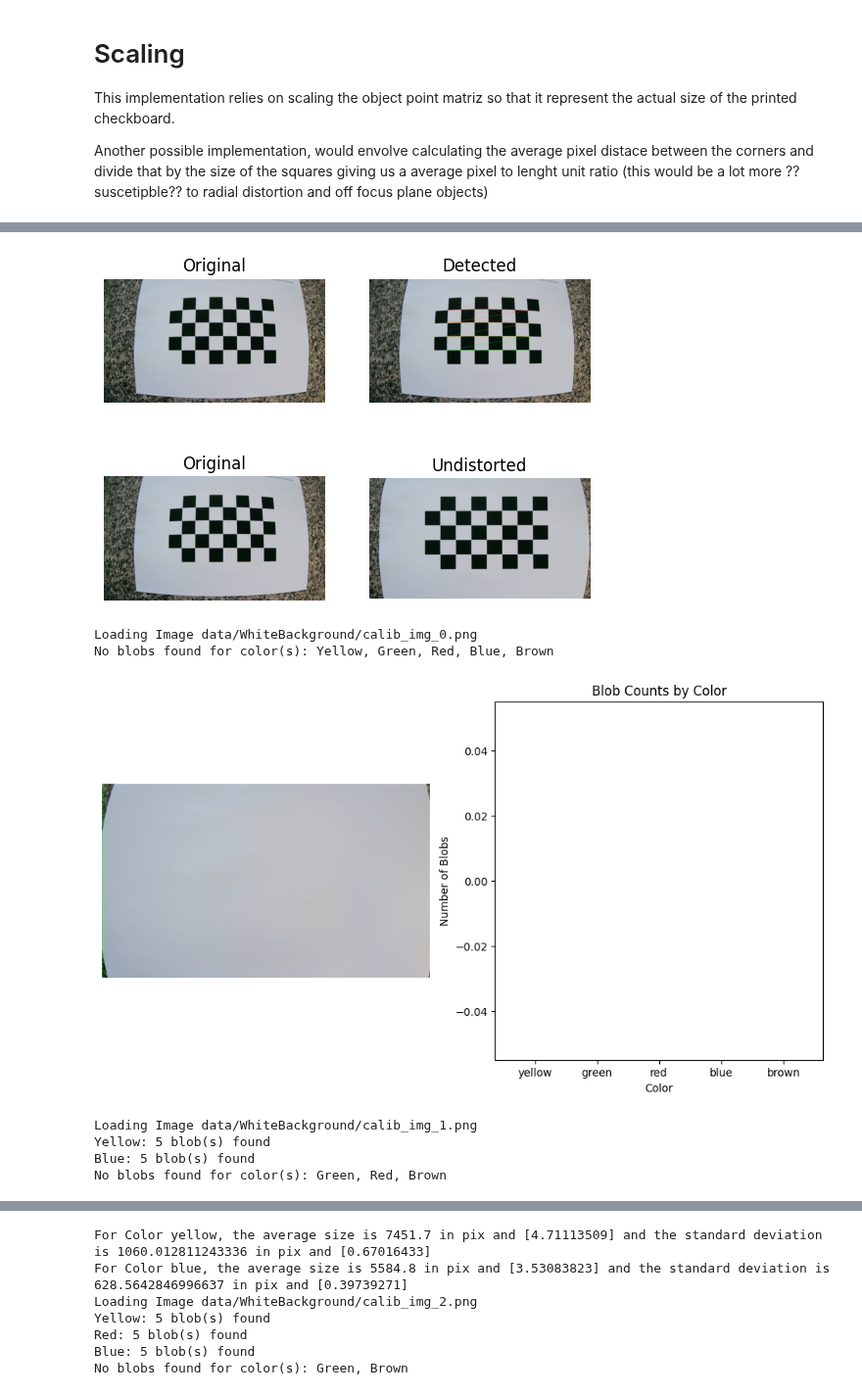
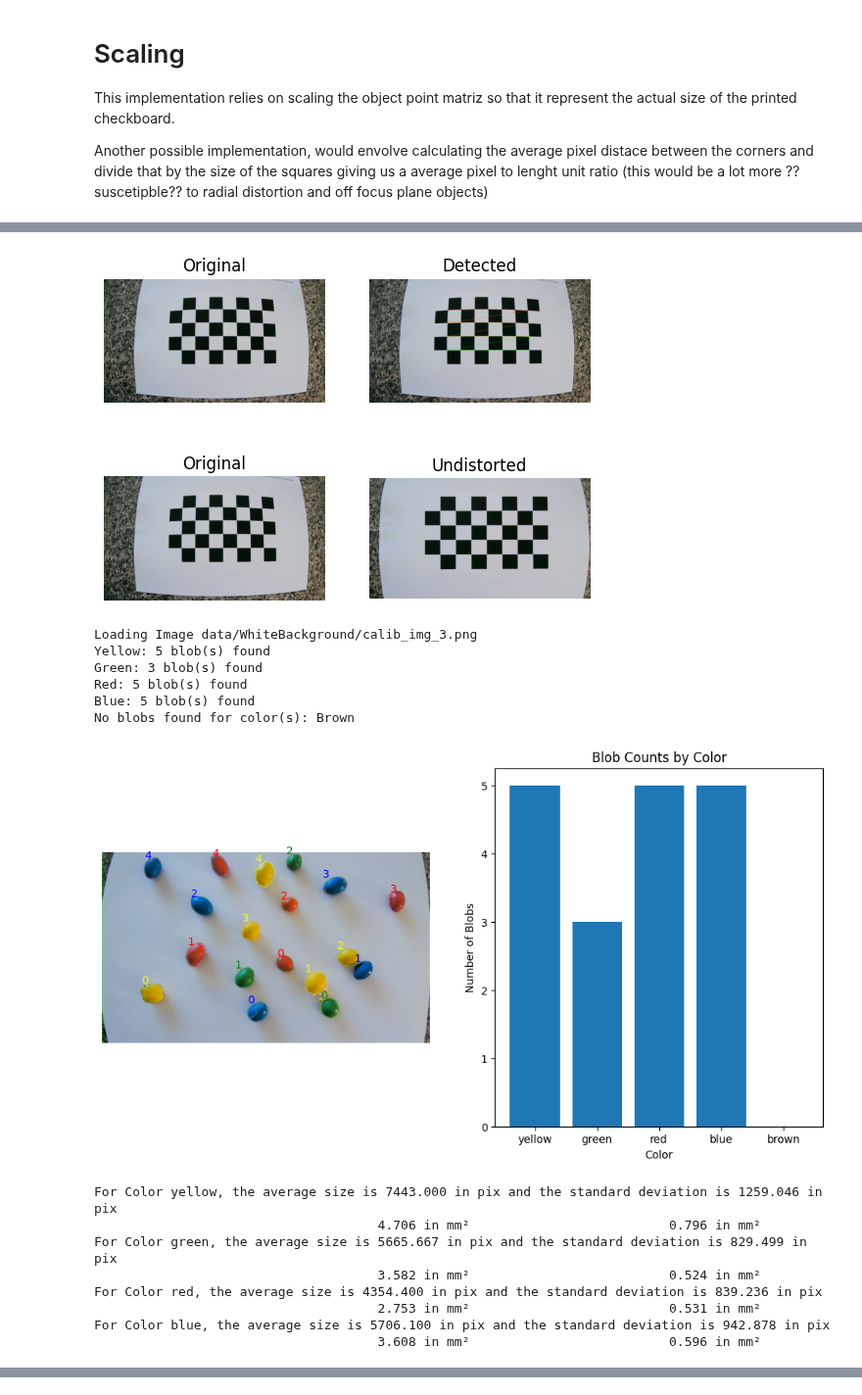
Before and after one commit to martinhofigueiredo/VC, a Jupyter notebook: assignment1/deliverable.ipynb, the cells around one changed output, grey strips where cells are left out. Shown at 98% size. Cells and saved outputs as stored; diff of their text form; code cells hidden in the pictures.

```diff
--- a/assignment1/deliverable.ipynb
+++ b/assignment1/deliverable.ipynb
@@ -321,13 +321,16 @@ def count_candies(img, mm2pix, outtype='num'):
     for key in area_countors:
         if area_countors[key]:
             mean = np.mean(area_countors[key])
+            mean_mm = np.mean(area_countors[key]*mm2pix*mm2pix)
             std_dev = np.sqrt(np.mean((area_countors[key]-mean)**2))
-            print(f"For Color {key}, the average size is {mean:.3f} in pix and {mean*(mm2pix**2):.3f} mm² and the standard deviation is {std_dev} in pix and {std_dev*(mm2pix**2):.3f} in mm²")
+            std_dev_mm = np.sqrt(np.mean(((area_countors[key]*mm2pix*mm2pix)-mean_mm)**2))
+            print(f"For Color {key}, the average size is {mean:.3f} in pix and the standard deviation is {std_dev:.3f} in pix")
+            print(f"                                     {mean_mm:.3f} in mm²                          {std_dev_mm:.3f} in mm²")
 # %%
 # White Background
 
 import random
-images = sorted(glob.glob(f'data/WhiteBackground/calib_img_*.png'))
+images = sorted(glob.glob(f'data/WhiteBackground/calib_img_3.png'))
 path_ex ='data/WhiteBackground/extrinsic.png'
 print(f'Loading Image {path_ex}')
 
@@ -335,37 +338,45 @@ extrinsic = cv.imread(path_ex)
 outtype = 'all'
 
 mtx, dist , mm2pix = calibration(extrinsic, outtype)
 
 for fname in images:
 
     print(f"Loading Image {fname}")
     img = cv.imread(fname)
     unwarped = unwarp(img, mtx, dist)
     roi = white_background(unwarped, outtype)
     count_candies(roi, mm2pix)
 # %% [output]
 Loading Image data/WhiteBackground/extrinsic.png
 
  Average Distance between corners: [874.95875862] pix
 Pixel to mm Ratio : [39.77085266] pix/mm
 
  mm to Pix Ratio : [0.02514404] mm/pix
 
  Intrinsic Matrix :
 ⎡579.0    0    977.0⎤
 ⎢                   ⎥
 ⎢  0    576.0  527.0⎥
 ⎢                   ⎥
 ... (21 lines left out)
 ⎢     ⎥
 ⎢-48.4⎥
 ⎢     ⎥
 ⎣105.0⎦
 [figure]
-Loading Image data/WhiteBackground/calib_img_0.png
-No blobs found for color(s): Yellow, Green, Red, Blue, Brown
+Loading Image data/WhiteBackground/calib_img_3.png
+Yellow: 5 blob(s) found
+Green: 3 blob(s) found
+Red: 5 blob(s) found
+Blue: 5 blob(s) found
+No blobs found for color(s): Brown
-[figure, old version]
+[figure, new version]
-Loading Image data/WhiteBackground/calib_img_1.png
-Yellow: 5 blob(s) found
-Blue: 5 blob(s) found
-No blobs found for color(s): Green, Red, Brown
+For Color yellow, the average size is 7443.000 in pix and the standard deviation is 1259.046 in pix
+                                     4.706 in mm²                          0.796 in mm²
+For Color green, the average size is 5665.667 in pix and the standard deviation is 829.499 in pix
+                                     3.582 in mm²                          0.524 in mm²
+For Color red, the average size is 4354.400 in pix and the standard deviation is 839.236 in pix
+                                     2.753 in mm²                          0.531 in mm²
+For Color blue, the average size is 5706.100 in pix and the standard deviation is 942.878 in pix
+                                     3.608 in mm²                          0.596 in mm²
@@ -373,7 +382,0 @@ No blobs found for color(s): Green, Red, Brown
-For Color yellow, the average size is 7451.7 in pix and [4.71113509] and the standard deviation is 1060.012811243336 in pix and [0.67016433]
-For Color blue, the average size is 5584.8 in pix and [3.53083823] and the standard deviation is 628.5642846996637 in pix and [0.39739271]
-Loading Image data/WhiteBackground/calib_img_2.png
-Yellow: 5 blob(s) found
-Red: 5 blob(s) found
-Blue: 5 blob(s) found
-No blobs found for color(s): Green, Brown
```
Also changed, not shown: parts of 1 cell of this notebook.
